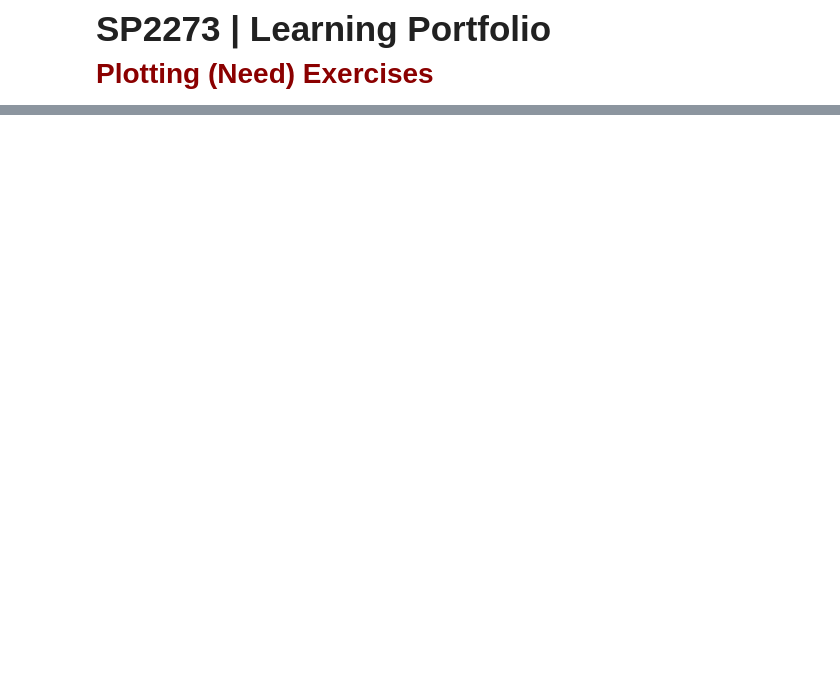
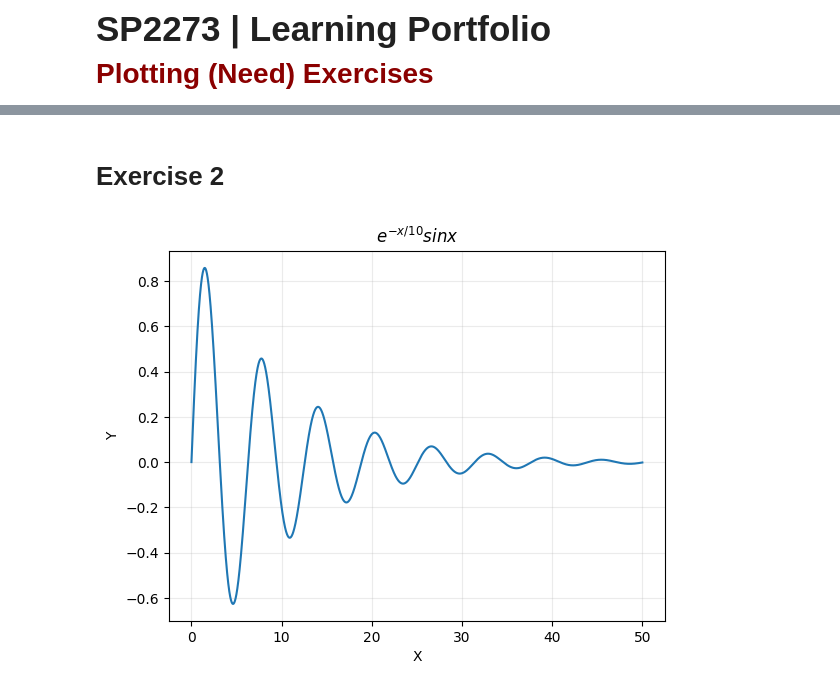
Before and after one commit to SPS-SP2273/learning-portfolio-joannejyyy, a Jupyter notebook: 7.2_plotting__exercises/plotting_(need)_exercises.ipynb, the cells around one changed output, grey strips where cells are left out. Saved outputs shown, nothing was run; the diff lists cells and outputs as text; code cells hidden in the pictures; blank space fills up the shorter version.

```diff
--- a/7.2_plotting__exercises/plotting_(need)_exercises.ipynb
+++ b/7.2_plotting__exercises/plotting_(need)_exercises.ipynb
@@ -24,0 +24,17 @@ ValueError: Unrecognized marker style 'yellow'
+# %% [markdown]
+# Exercise 2
+# %%
+import numpy as np
+
+x = np.linspace (0, 50, 10000)
+sin_x = np.sin(x)
+y = (np.e)**(-x/10) * sin_x
+
+plt.plot (x, y)
+plt.xlabel('X')
+plt.ylabel('Y')
+from IPython.display import display, Math, Latex
+plt.title ("$e^{-x/10}sin x$")
+plt.grid(alpha=.25)
+# %% [output]
+[figure, added]
```
Also changed, not shown: parts of 2 cells of this notebook, 1 other file.
